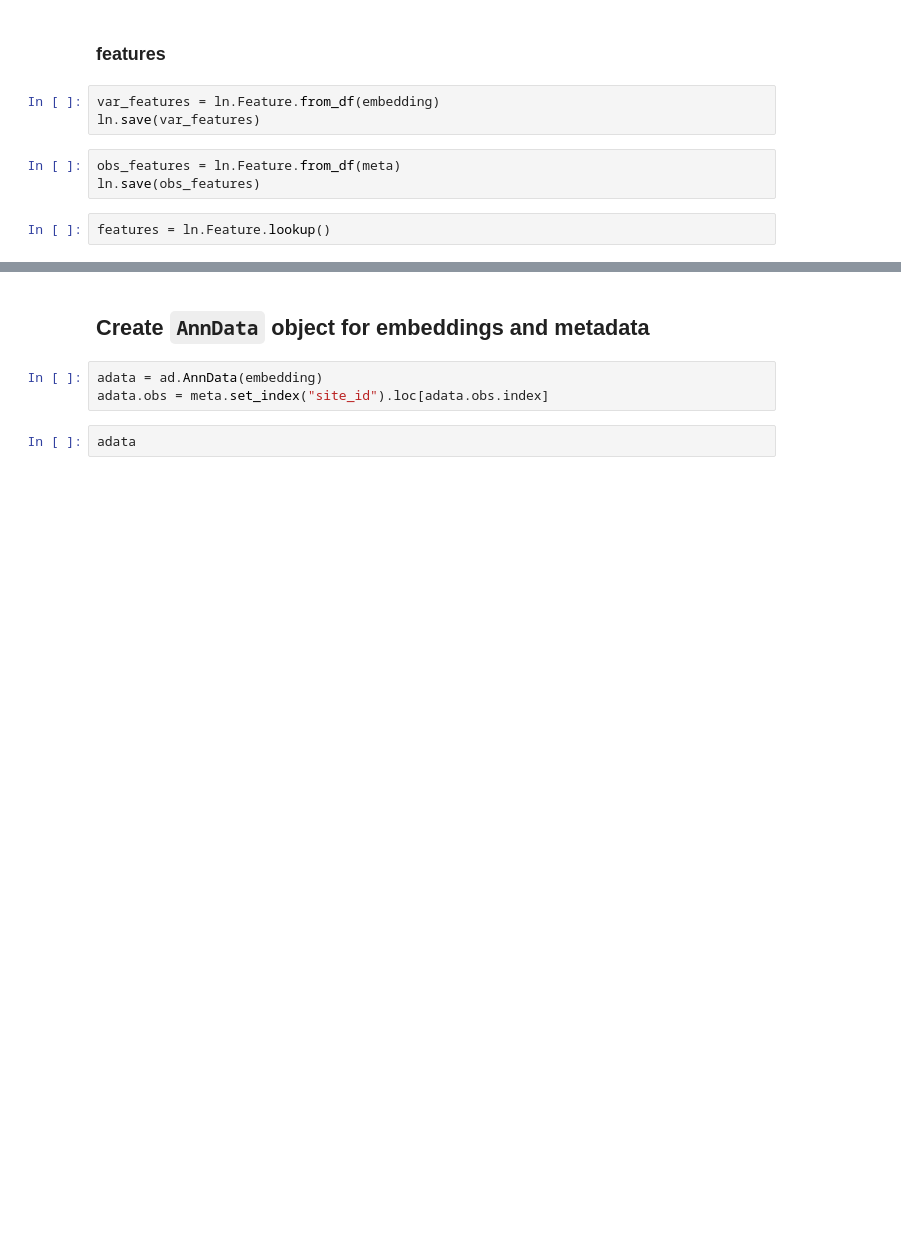
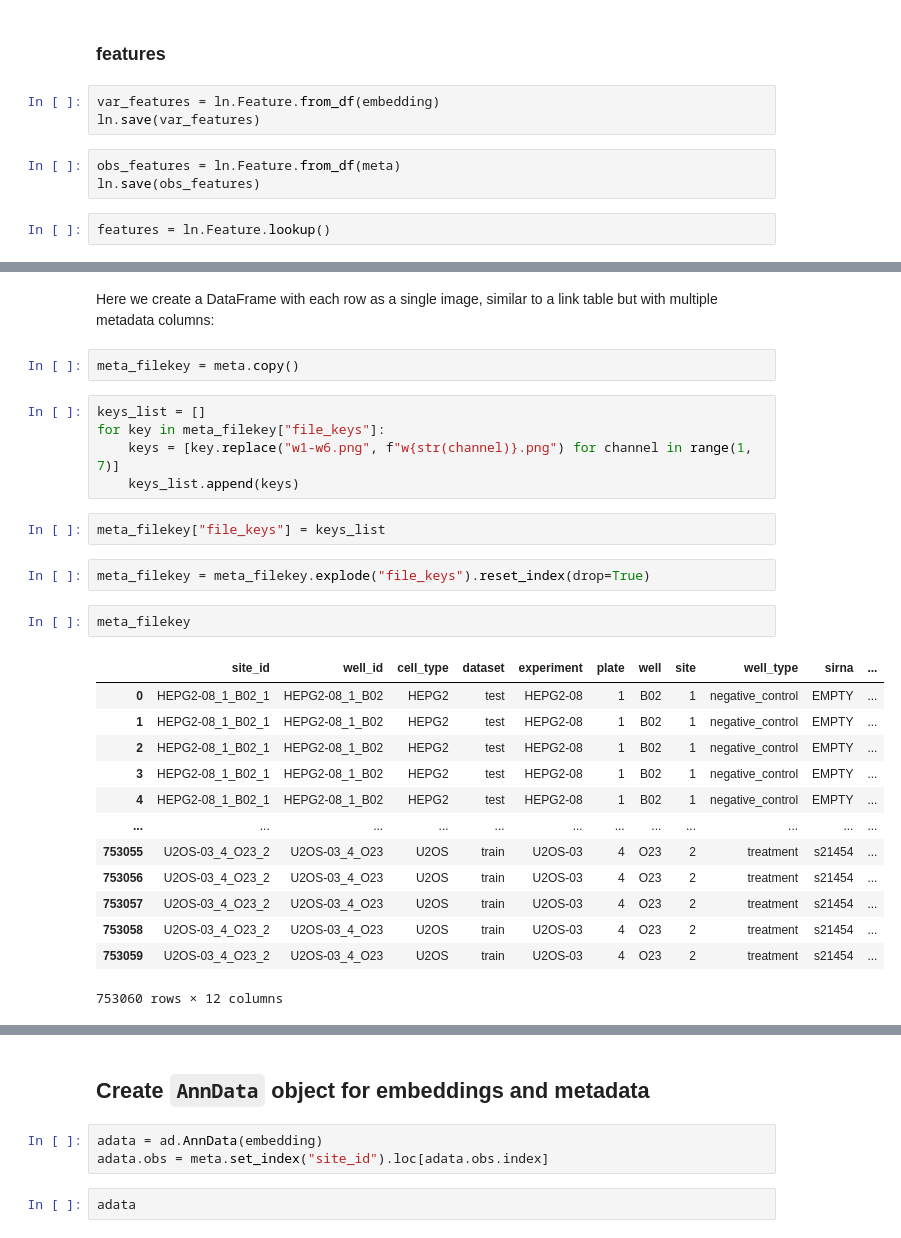
Before and after one commit to laminlabs/lamin-spatial, a Jupyter notebook: docs/rxrx1-register.ipynb, the cells around one changed output, grey strips where cells are left out. Drawn from its saved outputs; the diff is of its cells as text; blank space fills up the shorter version.

```diff
--- a/docs/rxrx1-register.ipynb
+++ b/docs/rxrx1-register.ipynb
@@ -246 +246,30 @@ features = ln.Feature.lookup()
+# %% [markdown]
+Here we create a DataFrame with each row as a single image, similar to a link table but with multiple metadata columns:
+# %%
+meta_filekey = meta.copy()
+# %%
+keys_list = []
+for key in meta_filekey["file_keys"]:
+    keys = [key.replace("w1-w6.png", f"w{str(channel)}.png") for channel in range(1, 7)]
+    keys_list.append(keys)
+# %%
+meta_filekey["file_keys"] = keys_list
+# %%
+meta_filekey = meta_filekey.explode("file_keys").reset_index(drop=True)
+# %%
+meta_filekey
+# %% [output]
+|  | site_id | well_id | cell_type | dataset | experiment | plate | well | site | well_type | sirna | ... |
+| 0 | HEPG2-08_1_B02_1 | HEPG2-08_1_B02 | HEPG2 | test | HEPG2-08 | 1 | B02 | 1 | negative_control | EMPTY | ... |
+| 1 | HEPG2-08_1_B02_1 | HEPG2-08_1_B02 | HEPG2 | test | HEPG2-08 | 1 | B02 | 1 | negative_control | EMPTY | ... |
+| 2 | HEPG2-08_1_B02_1 | HEPG2-08_1_B02 | HEPG2 | test | HEPG2-08 | 1 | B02 | 1 | negative_control | EMPTY | ... |
+| 3 | HEPG2-08_1_B02_1 | HEPG2-08_1_B02 | HEPG2 | test | HEPG2-08 | 1 | B02 | 1 | negative_control | EMPTY | ... |
+| 4 | HEPG2-08_1_B02_1 | HEPG2-08_1_B02 | HEPG2 | test | HEPG2-08 | 1 | B02 | 1 | negative_control | EMPTY | ... |
+| ... | ... | ... | ... | ... | ... | ... | ... | ... | ... | ... | ... |
+| 753055 | U2OS-03_4_O23_2 | U2OS-03_4_O23 | U2OS | train | U2OS-03 | 4 | O23 | 2 | treatment | s21454 | ... |
+| 753056 | U2OS-03_4_O23_2 | U2OS-03_4_O23 | U2OS | train | U2OS-03 | 4 | O23 | 2 | treatment | s21454 | ... |
+| 753057 | U2OS-03_4_O23_2 | U2OS-03_4_O23 | U2OS | train | U2OS-03 | 4 | O23 | 2 | treatment | s21454 | ... |
+| 753058 | U2OS-03_4_O23_2 | U2OS-03_4_O23 | U2OS | train | U2OS-03 | 4 | O23 | 2 | treatment | s21454 | ... |
+| 753059 | U2OS-03_4_O23_2 | U2OS-03_4_O23 | U2OS | train | U2OS-03 | 4 | O23 | 2 | treatment | s21454 | ... |
+753060 rows × 12 columns
 # %%
```
Also changed, not shown: parts of 6 cells of this notebook, 2 other files.
